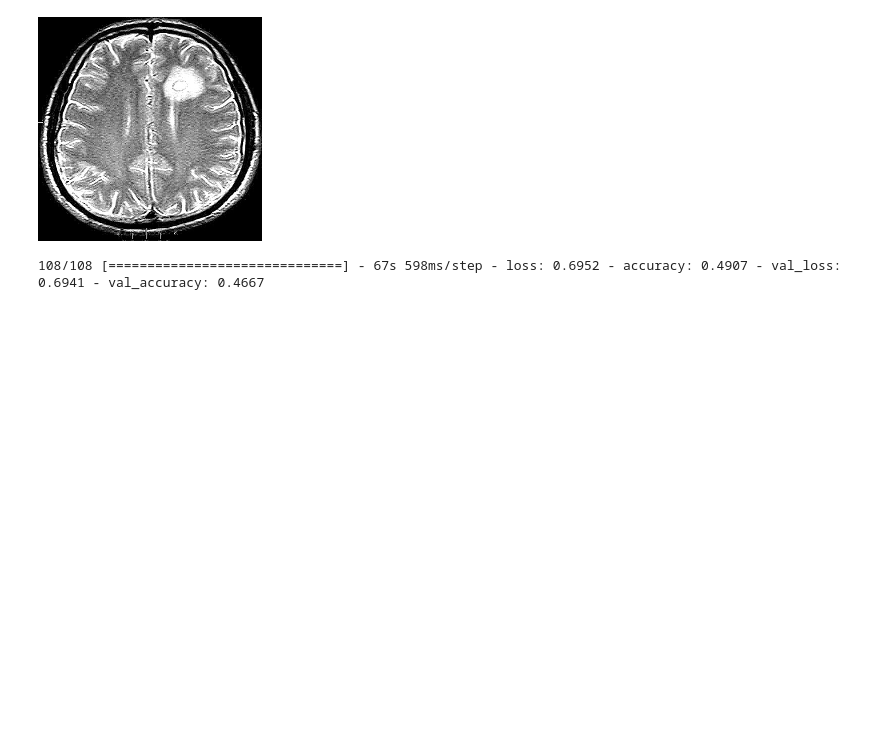
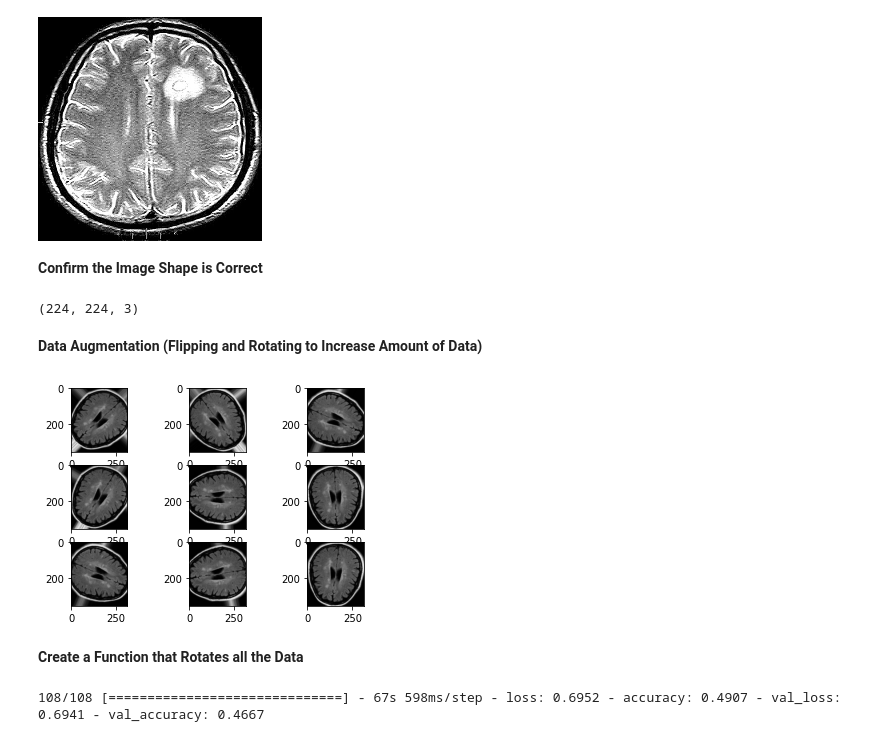
Before and after one commit to arthbohra/Biomedical-Image-Processing, a Jupyter notebook: MRI_Classifier.ipynb, the cells around one changed output. Cells and saved outputs as stored; diff of their text form; code cells hidden in the pictures; blank space fills up the shorter version.

Commit message:
Added Data Augmentation

```diff
--- a/MRI_Classifier.ipynb
+++ b/MRI_Classifier.ipynb
@@ -215,3 +219,26 @@ x_valid_new, y_valid_new = resize("/content/validation")
 cv2_imshow(x_train_new[0])
 # %% [output]
 [figure]
+# %% [markdown]
+**Confirm the Image Shape is Correct**
+# %%
+x_train_new[0].shape
+# %% [output]
+(224, 224, 3)
+# %% [markdown]
+**Data Augmentation (Flipping and Rotating to Increase Amount of Data)**
+# %%
+sample_image = cv2.imread('/content/test/no/No13.jpg')
+expanded = expand_dims(sample_image, 0)
+image_data_generator = ImageDataGenerator(rotation_range=90)
+iterator = image_data_generator.flow(expanded, batch_size=1)
+for i in range(9):
+	pyplot.subplot(330 + 1 + i)
+	batch = iterator.next()
+	image = batch[0].astype('uint8')
+	pyplot.imshow(image)
+pyplot.show()
+# %% [output]
+[figure, added]
+# %% [markdown]
+**Create a Function that Rotates all the Data**
```
Also changed, not shown: parts of 3 cells of this notebook.
